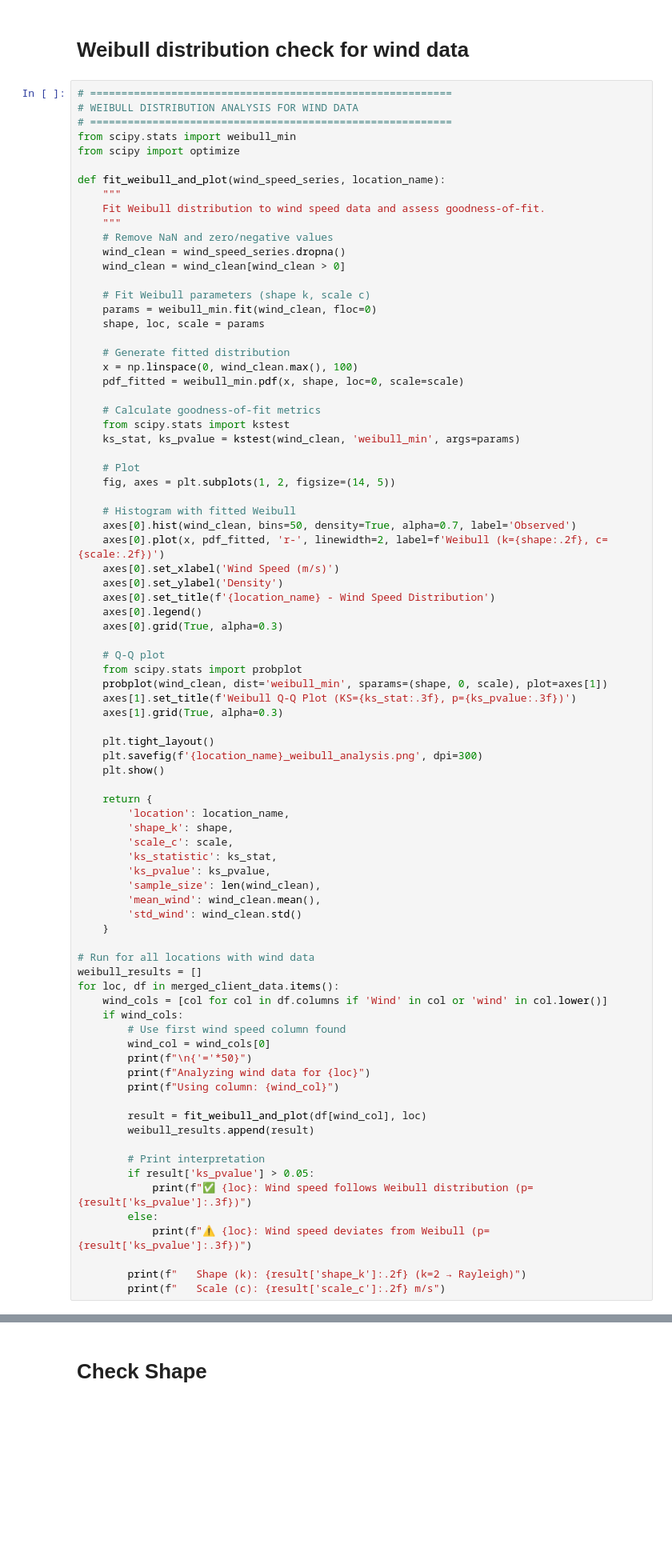
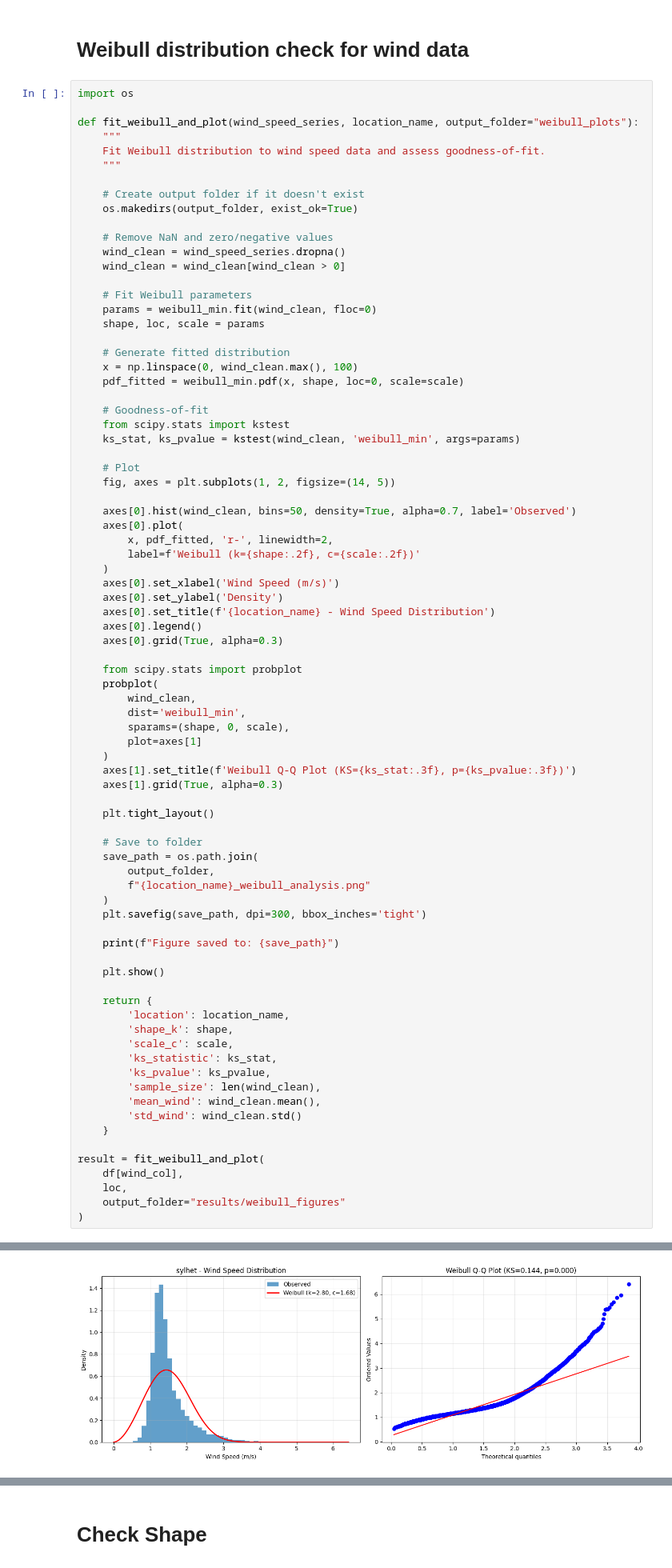
Before and after one commit to gLaaSSb00m/Rainfall-Forecasting, a Jupyter notebook: best-model-of-fed-average-of-solar-panal-l-1.ipynb, the cells around one changed output, grey strips where cells are left out. Shown at 80% size. Drawn from its saved outputs; the diff is of its cells as text; blank space fills up the shorter version.

```diff
--- a/best-model-of-fed-average-of-solar-panal-l-1.ipynb
+++ b/best-model-of-fed-average-of-solar-panal-l-1.ipynb
@@ -176,21 +295,21 @@ for loc, df in merged_client_data.items():
 # %% [markdown]
 # Weibull distribution check for wind data
 # %%
-# ==========================================================
-# WEIBULL DISTRIBUTION ANALYSIS FOR WIND DATA
-# ==========================================================
-from scipy.stats import weibull_min
-from scipy import optimize
+import os
 
-def fit_weibull_and_plot(wind_speed_series, location_name):
+def fit_weibull_and_plot(wind_speed_series, location_name, output_folder="weibull_plots"):
     """
     Fit Weibull distribution to wind speed data and assess goodness-of-fit.
     """
+
+    # Create output folder if it doesn't exist
+    os.makedirs(output_folder, exist_ok=True)
+
     # Remove NaN and zero/negative values
     wind_clean = wind_speed_series.dropna()
     wind_clean = wind_clean[wind_clean > 0]
 
-    # Fit Weibull parameters (shape k, scale c)
+    # Fit Weibull parameters
     params = weibull_min.fit(wind_clean, floc=0)
     shape, loc, scale = params
 
@@ -198,30 +317,45 @@ def fit_weibull_and_plot(wind_speed_series, location_name):
     x = np.linspace(0, wind_clean.max(), 100)
     pdf_fitted = weibull_min.pdf(x, shape, loc=0, scale=scale)
 
-    # Calculate goodness-of-fit metrics
+    # Goodness-of-fit
     from scipy.stats import kstest
     ks_stat, ks_pvalue = kstest(wind_clean, 'weibull_min', args=params)
 
     # Plot
     fig, axes = plt.subplots(1, 2, figsize=(14, 5))
 
-    # Histogram with fitted Weibull
     axes[0].hist(wind_clean, bins=50, density=True, alpha=0.7, label='Observed')
-    axes[0].plot(x, pdf_fitted, 'r-', linewidth=2, label=f'Weibull (k={shape:.2f}, c={scale:.2f})')
+    axes[0].plot(
+        x, pdf_fitted, 'r-', linewidth=2,
+        label=f'Weibull (k={shape:.2f}, c={scale:.2f})'
+    )
     axes[0].set_xlabel('Wind Speed (m/s)')
     axes[0].set_ylabel('Density')
     axes[0].set_title(f'{location_name} - Wind Speed Distribution')
     axes[0].legend()
     axes[0].grid(True, alpha=0.3)
 
-    # Q-Q plot
     from scipy.stats import probplot
-    probplot(wind_clean, dist='weibull_min', sparams=(shape, 0, scale), plot=axes[1])
+    probplot(
+        wind_clean,
+        dist='weibull_min',
+        sparams=(shape, 0, scale),
+        plot=axes[1]
+    )
     axes[1].set_title(f'Weibull Q-Q Plot (KS={ks_stat:.3f}, p={ks_pvalue:.3f})')
     axes[1].grid(True, alpha=0.3)
 
     plt.tight_layout()
-    plt.savefig(f'{location_name}_weibull_analysis.png', dpi=300)
+
+    # Save to folder
+    save_path = os.path.join(
+        output_folder,
+        f"{location_name}_weibull_analysis.png"
+    )
+    plt.savefig(save_path, dpi=300, bbox_inches='tight')
+
+    print(f"Figure saved to: {save_path}")
+
     plt.show()
 
     return {
@@ -235,25 +369,9 @@ def fit_weibull_and_plot(wind_speed_series, location_name):
         'std_wind': wind_clean.std()
     }
 
-# Run for all locations with wind data
-weibull_results = []
-for loc, df in merged_client_data.items():
-    wind_cols = [col for col in df.columns if 'Wind' in col or 'wind' in col.lower()]
-    if wind_cols:
-        # Use first wind speed column found
-        wind_col = wind_cols[0]
-        print(f"\n{'='*50}")
-        print(f"Analyzing wind data for {loc}")
-        print(f"Using column: {wind_col}")
-
-        result = fit_weibull_and_plot(df[wind_col], loc)
-        weibull_results.append(result)
-
-        # Print interpretation
-        if result['ks_pvalue'] > 0.05:
-            print(f"✅ {loc}: Wind speed follows Weibull distribution (p={result['ks_pvalue']:.3f})")
-        else:
-            print(f"⚠️ {loc}: Wind speed deviates from Weibull (p={result['ks_pvalue']:.3f})")
-
-        print(f"   Shape (k): {result['shape_k']:.2f} (k=2 → Rayleigh)")
-        print(f"   Scale (c): {result['scale_c']:.2f} m/s")
+result = fit_weibull_and_plot(
+    df[wind_col],
+    loc,
+    output_folder="results/weibull_figures"
+)
+# %% [output]
@@ -260,3 +379,4 @@ for loc, df in merged_client_data.items():
+[figure, added]
 # %%
 # ==========================================================
 # WEIBULL DISTRIBUTION ANALYSIS FOR WIND DATA (CORRECTED)
```
Also changed, not shown: parts of 11 cells of this notebook.
